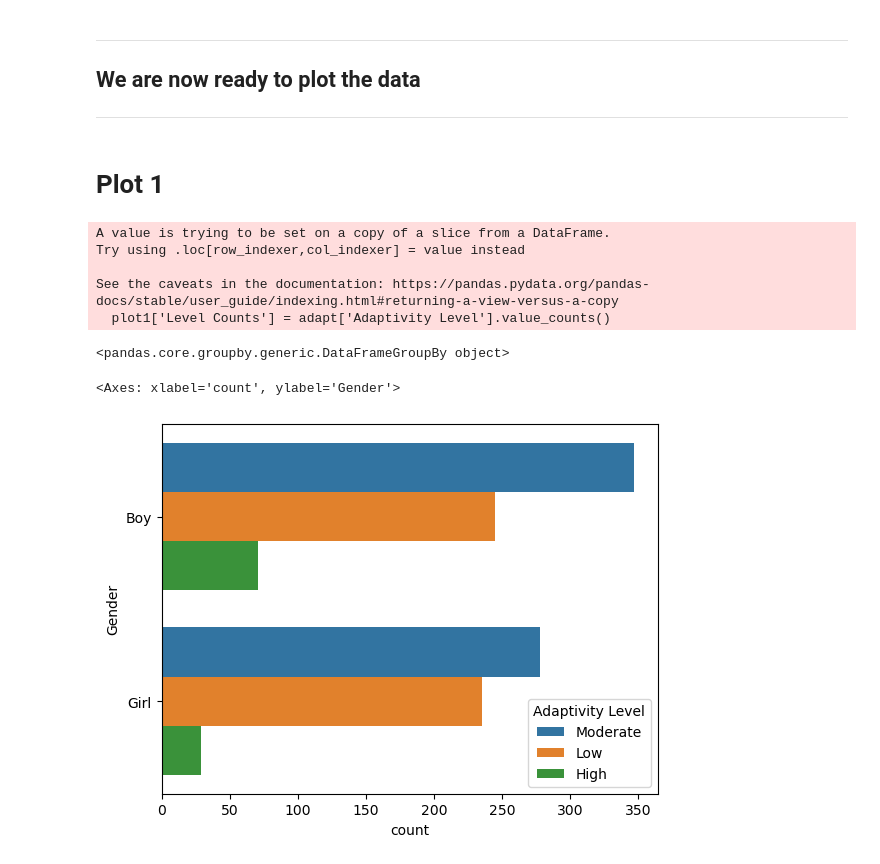
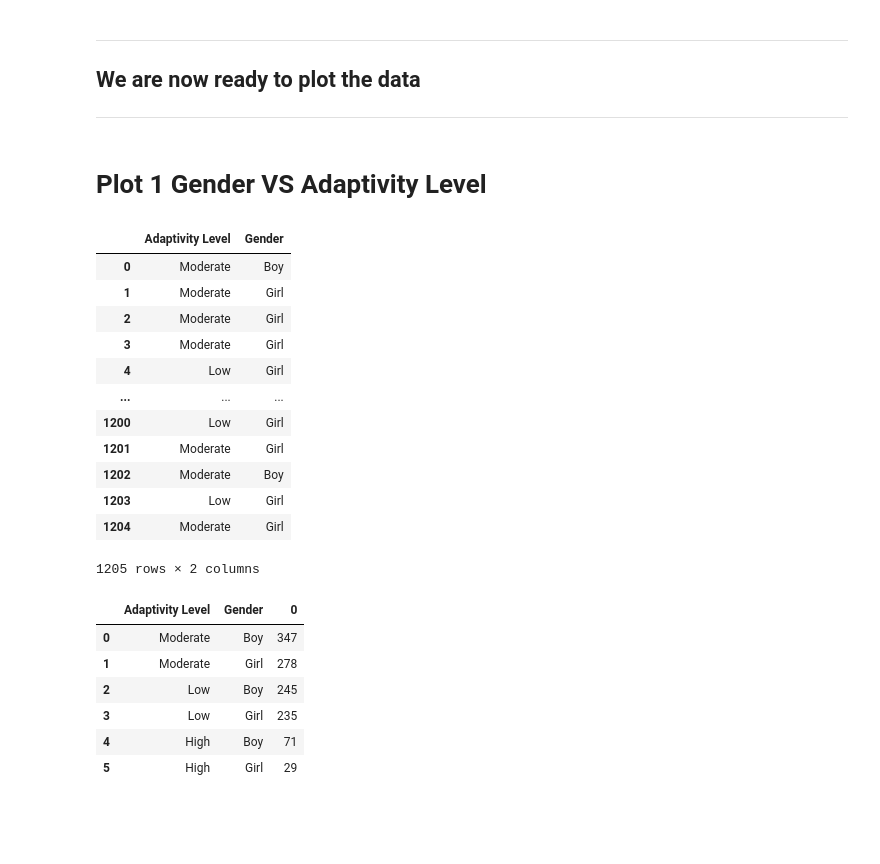
Before and after one commit to ubco-W2022T2-data301/project-group-group37, a Jupyter notebook: analysis/analysis1.ipynb, the cells around one changed output. Saved outputs shown, nothing was run; the diff lists cells and outputs as text; code cells hidden in the pictures; blank space fills up the shorter version.

```diff
--- a/analysis/analysis1.ipynb
+++ b/analysis/analysis1.ipynb
@@ -117,23 +117,31 @@ ___
 ## We are now ready to plot the data
 ___
 # %% [markdown]
-# Plot 1
+# Plot 1  Gender VS Adaptivity Level
 # %%
 plot1 = adapt[['Adaptivity Level','Gender']]
+plot1
+# %% [output]
+|  | Adaptivity Level | Gender |
+| 0 | Moderate | Boy |
+| 1 | Moderate | Girl |
+| 2 | Moderate | Girl |
+| 3 | Moderate | Girl |
+| 4 | Low | Girl |
+| ... | ... | ... |
+| 1200 | Low | Girl |
+| 1201 | Moderate | Girl |
+| 1202 | Moderate | Boy |
+| 1203 | Low | Girl |
+| 1204 | Moderate | Girl |
+1205 rows × 2 columns
-# %%
-plot1['Level Counts'] = adapt['Adaptivity Level'].value_counts()
-# %% [output]
-A value is trying to be set on a copy of a slice from a DataFrame.
-Try using .loc[row_indexer,col_indexer] = value instead
-
-See the caveats in the documentation: https://pandas.pydata.org/pandas-docs/stable/user_guide/indexing.html#returning-a-view-versus-a-copy
-  plot1['Level Counts'] = adapt['Adaptivity Level'].value_counts()
-# %%
-plot1.groupby(["Adaptivity Level", "Gender"])
-# %% [output]
-<pandas.core.groupby.generic.DataFrameGroupBy object>
-# %%
-sns.countplot(data = plot1, y='Gender', hue = "Adaptivity Level")
-# %% [output]
-<Axes: xlabel='count', ylabel='Gender'>
-[figure, removed]
+# %%
+plot1.value_counts().reset_index()
+# %% [output]
+|  | Adaptivity Level | Gender | 0 |
+| 0 | Moderate | Boy | 347 |
+| 1 | Moderate | Girl | 278 |
+| 2 | Low | Boy | 245 |
+| 3 | Low | Girl | 235 |
+| 4 | High | Boy | 71 |
+| 5 | High | Girl | 29 |
```
Also changed, not shown: parts of 2 cells of this notebook.
